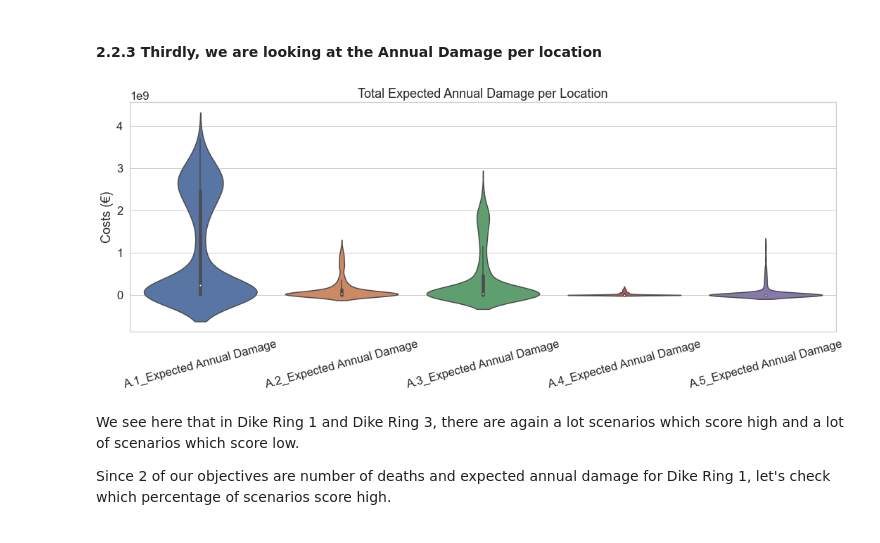
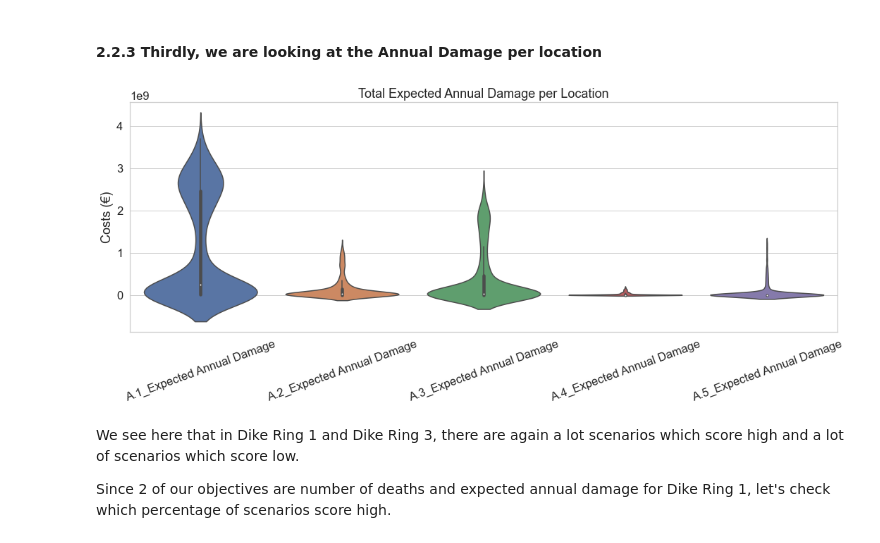
Before and after one commit to Minyyyy/EPA_Group7_MBDM, a Jupyter notebook: final assignment/(6) Multi-Scenario MORDM with worst case scenarios.ipynb, the cells around one changed output. Cells and saved outputs as stored; diff of their text form; code cells hidden in the pictures.

```diff
--- a/final assignment/(6) Multi-Scenario MORDM with worst case scenarios.ipynb
+++ b/final assignment/(6) Multi-Scenario MORDM with worst case scenarios.ipynb
@@ -190,25 +187,25 @@ A lot of scenarios which score high and low for A.1 and A.3. Let's look for obje
 # %%
 #aggregated over time, so for each location
 df_location_damage=aggregate_df(outcomes)
 outcomes_of_interest2 = ["A.1_Expected Annual Damage", "A.2_Expected Annual Damage","A.3_Expected Annual Damage", "A.4_Expected Annual Damage", "A.5_Expected Annual Damage"]
 df_location_damage = df_location_damage[outcomes_of_interest2]
 
 #set the size of the figure
 f, axes = plt.subplots(1, 1, figsize=(18,6))
 sns.set(style="whitegrid", font_scale=1.5)
 
 #load in the dataframe
 sns.violinplot(data=df_location_damage, ax=axes, scale='count')
-plt.xticks(rotation=15)
+plt.xticks(rotation=20)
 plt.rcParams["axes.labelsize"] = 18
 
 #label axes
 axes.set_ylabel('Costs (€)')
 axes.set_title("Total Expected Annual Damage per Location")
 
 plt.show()
 # %% [output]
-[figure, old version]
+[figure, new version]
 # %% [markdown]
 We see here that in Dike Ring 1 and Dike Ring 3, there are again a lot scenarios which score high and a lot of scenarios which score low.
 
```
Also changed, not shown: parts of 5 cells of this notebook.
